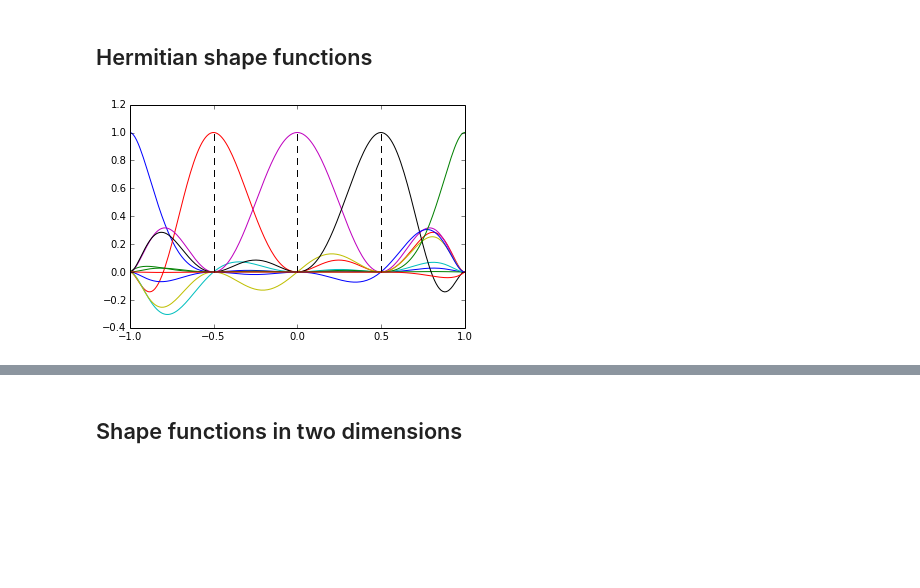
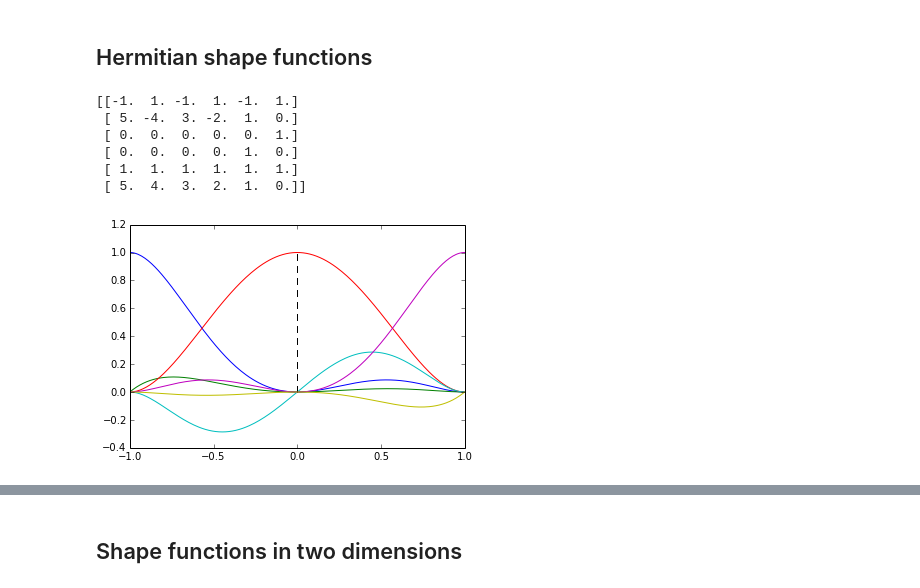
Before and after one commit to garth-wells/notebooks-3D7, a Jupyter notebook: notebooks/ShapeFunctions.ipynb, the cells around one changed output, grey strips where cells are left out. Cells and saved outputs as stored; diff of their text form; code cells hidden in the pictures; blank space fills up the shorter version.

```diff
--- a/notebooks/ShapeFunctions.ipynb
+++ b/notebooks/ShapeFunctions.ipynb
@@ -148,10 +148,10 @@ def construct_hermitian_matrix(n, x):
     matrix = matrix[1:, 0:]
     return matrix
 # %%
-def plot_hametian(n):
+def plot_hermitian(n):
     x_n = np.linspace(-1.0, 1.0, n)
     A = construct_hermitian_matrix(2*n, x_n)
-
+    print A
     for i in range(2*n):
         f = np.zeros(2*n)
         f[i] = 1
@@ -161,7 +161,13 @@ def plot_hametian(n):
         plt.plot((x_n, x_n), (0.0, 1.0), '--', color='k');
         N = p(x)
         plt.plot(x, N)
-# %%
-plot_hametian(5)
-# %% [output]
-[figure, removed]
+# %%
+plot_hermitian(3)
+# %% [output]
+[[-1.  1. -1.  1. -1.  1.]
+ [ 5. -4.  3. -2.  1.  0.]
+ [ 0.  0.  0.  0.  0.  1.]
+ [ 0.  0.  0.  0.  1.  0.]
+ [ 1.  1.  1.  1.  1.  1.]
+ [ 5.  4.  3.  2.  1.  0.]]
+[figure, added]
```
Also changed, not shown: parts of 2 cells of this notebook.
